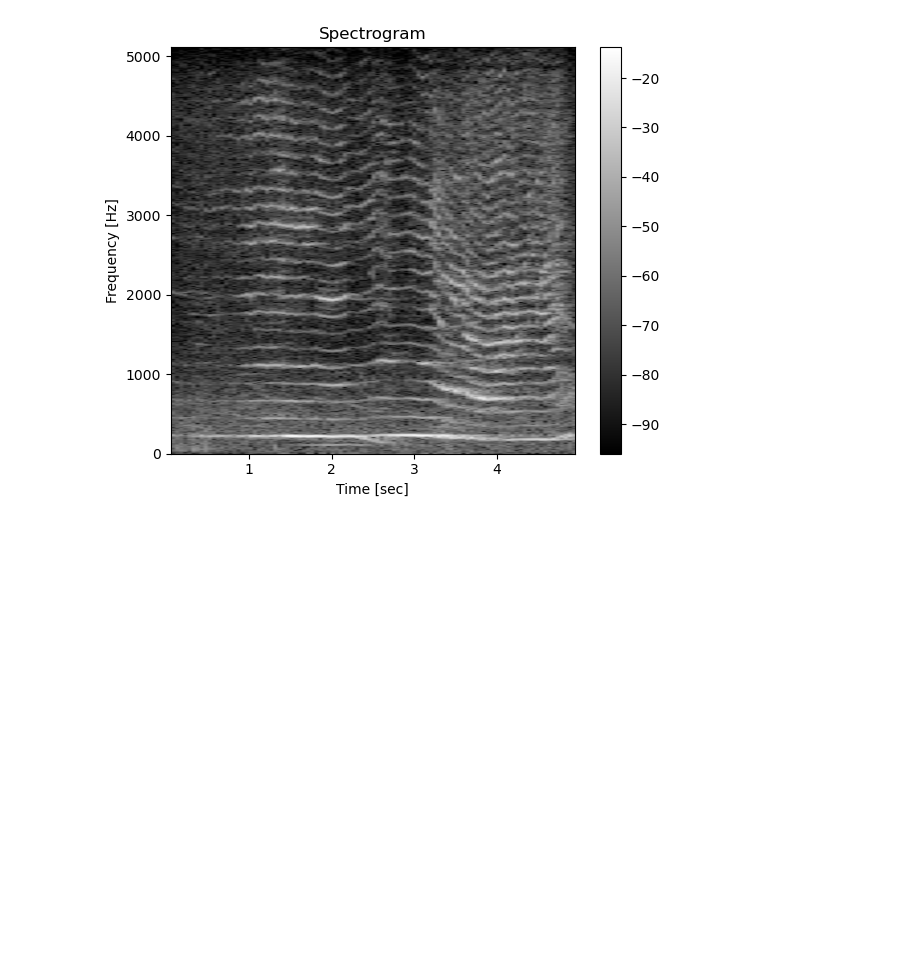
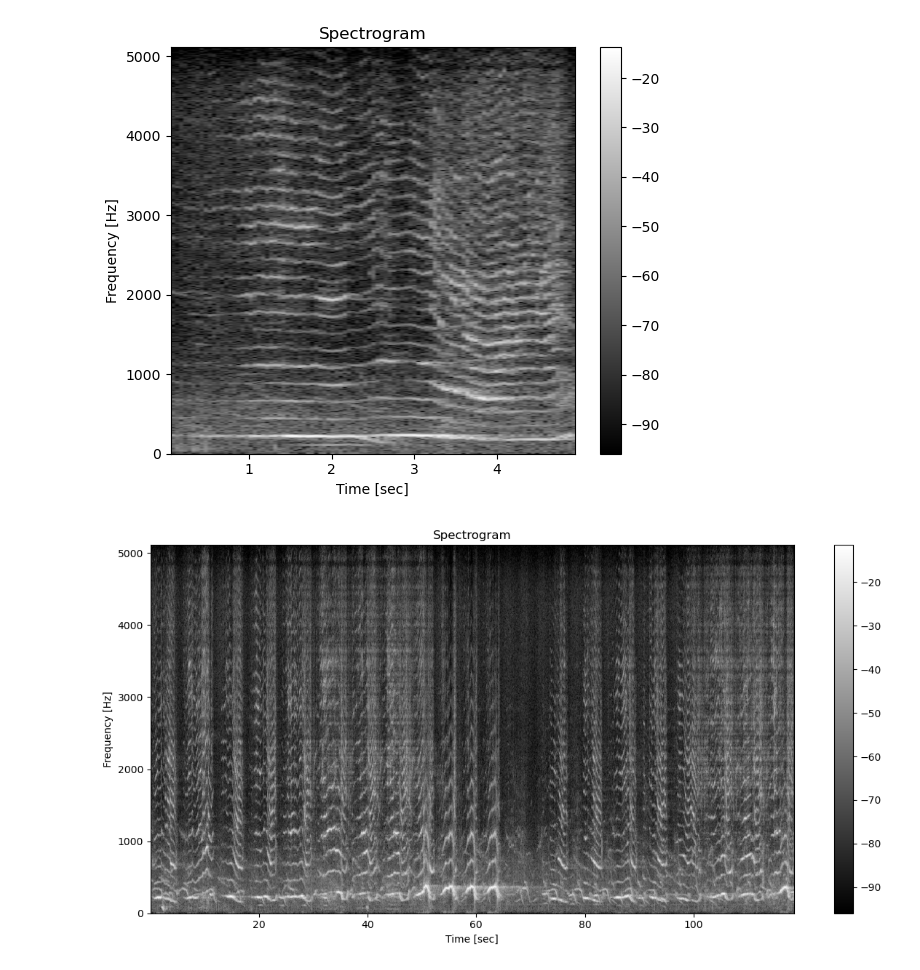
Before and after one commit to oceanhackweek/RiptideRemix, a Jupyter notebook: contributor_folders/mattie/clip_selection/initial_clip_selection.ipynb, the cells around one changed output. Cells and saved outputs as stored; diff of their text form; code cells hidden in the pictures; blank space fills up the shorter version.

```diff
--- a/contributor_folders/mattie/clip_selection/initial_clip_selection.ipynb
+++ b/contributor_folders/mattie/clip_selection/initial_clip_selection.ipynb
@@ -183,3 +188,8 @@ _ = sound.spectrogram(sliced, fs, display=True, figsize=(4,6))
 # %%
 sound.write('ohw25_proj_RiptideRemix/contributor_folders/mattie/roi_clips/bowhead_clip.wav',
             fs, sliced, bit_depth=16)
+# %%
+s, fs = sound.load("targets/bowhead_target.wav")
+_ = sound.spectrogram(s, fs, nperseg=1024, noverlap=512, display=True, figsize = (5,12))
+# %% [output]
+[figure, added]
```
Also changed, not shown: parts of 6 cells of this notebook, 3 other files.
